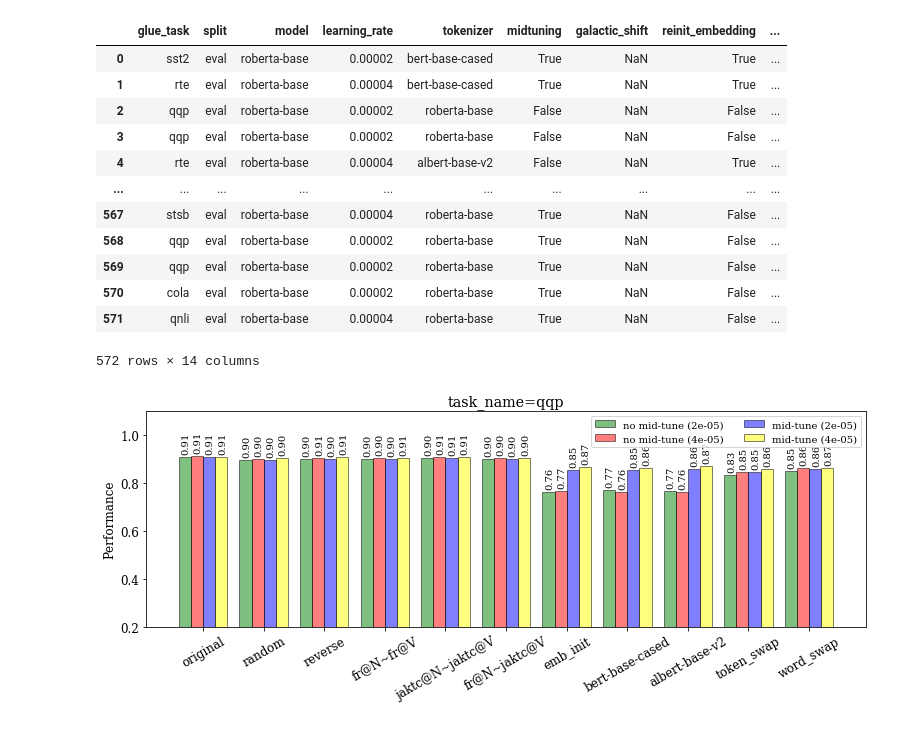
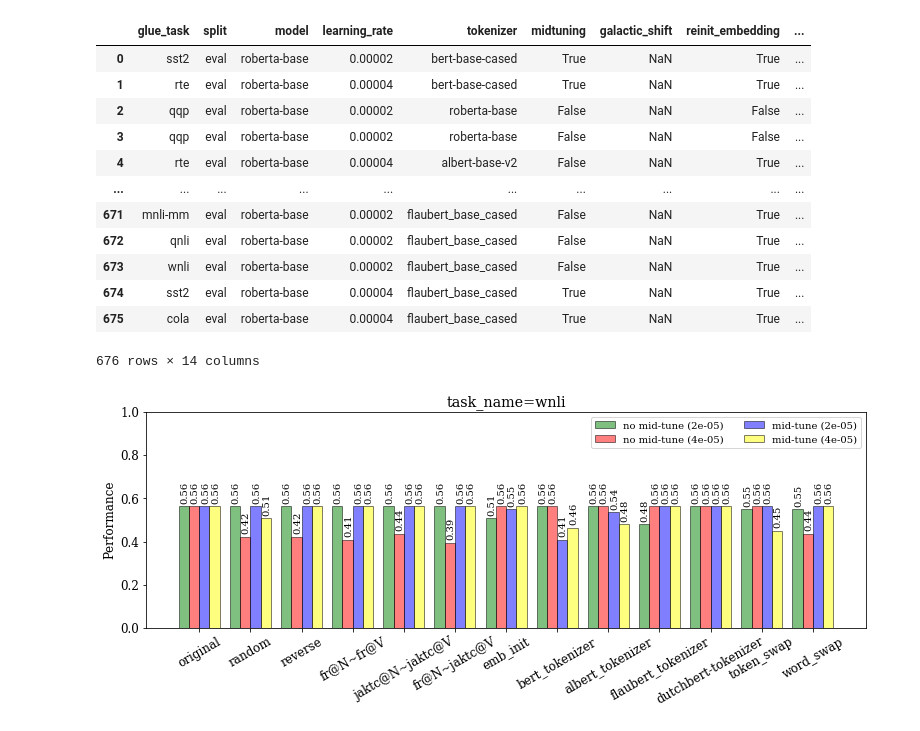
Before and after one commit to frankaging/oolong-crosslingual, a Jupyter notebook: code/performance_analysis.ipynb, the cells around one changed output. Drawn from its saved outputs; the diff is of its cells as text; code cells hidden in the pictures.

```diff
--- a/code/performance_analysis.ipynb
+++ b/code/performance_analysis.ipynb
@@ -3,5 +5,5 @@ import pandas as pd
 # %%
-df = pd.read_csv ("../glue_evaluation_results_updated.csv")
+df = pd.read_csv ("../glue_evaluation_results.csv")
 # %%
 df
 # %% [output]
@@ -12,12 +14,12 @@ df
 | 3 | qqp | eval | roberta-base | 0.00002 | roberta-base | False | NaN | False | ... |
 | 4 | rte | eval | roberta-base | 0.00004 | albert-base-v2 | False | NaN | True | ... |
 | ... | ... | ... | ... | ... | ... | ... | ... | ... | ... |
-| 567 | stsb | eval | roberta-base | 0.00004 | roberta-base | True | NaN | False | ... |
-| 568 | qqp | eval | roberta-base | 0.00002 | roberta-base | True | NaN | False | ... |
-| 569 | qqp | eval | roberta-base | 0.00002 | roberta-base | True | NaN | False | ... |
-| 570 | cola | eval | roberta-base | 0.00002 | roberta-base | True | NaN | False | ... |
-| 571 | qnli | eval | roberta-base | 0.00004 | roberta-base | True | NaN | False | ... |
+| 671 | mnli-mm | eval | roberta-base | 0.00002 | flaubert_base_cased | False | NaN | True | ... |
+| 672 | qnli | eval | roberta-base | 0.00002 | flaubert_base_cased | False | NaN | True | ... |
+| 673 | wnli | eval | roberta-base | 0.00002 | flaubert_base_cased | False | NaN | True | ... |
+| 674 | sst2 | eval | roberta-base | 0.00004 | flaubert_base_cased | True | NaN | True | ... |
+| 675 | cola | eval | roberta-base | 0.00004 | flaubert_base_cased | True | NaN | True | ... |
-572 rows × 14 columns
+676 rows × 14 columns
 # %%
 # df.to_csv("../glue_evaluation_results_updated.csv", index=False)
 # %%
@@ -117,7 +119,7 @@ task_to_metrics = {
     "hans": ["accuracy"],
 }
 
-task_name = "qqp"
+task_name = "wnli"
 metrics = "accuracy"
 results = []
 results += [query_set(df, task_name=task_name, metrics=metrics)]
@@ -129,6 +131,8 @@ results += [query_set(df, task_name=task_name, galactic_shift="en~fr@N~jaktc@V",
 results += [query_set(df, task_name=task_name, reinit_embedding=True, metrics=metrics)]
 results += [query_set(df, task_name=task_name, tokenizer="bert-base-cased", reinit_embedding=True, metrics=metrics)]
 results += [query_set(df, task_name=task_name, tokenizer="albert-base-v2", reinit_embedding=True, metrics=metrics)]
+results += [query_set(df, task_name=task_name, tokenizer="flaubert_base_cased", reinit_embedding=True, metrics=metrics)]
+results += [query_set(df, task_name=task_name, tokenizer="bert-base-dutch-cased", reinit_embedding=True, metrics=metrics)]
 results += [query_set(df, task_name=task_name, token_swap=True, metrics=metrics)]
 results += [query_set(df, task_name=task_name, word_swap=True, metrics=metrics)]
 # %%
@@ -165,11 +169,11 @@ with plt.rc_context({'axes.edgecolor':'black', 'xtick.color':'black', 'ytick.col
     group_names = ['no mid-tune (2e-05)', 'no mid-tune (4e-05)', 'mid-tune (2e-05)', 'mid-tune (4e-05)',]
     groupby_names = [
         "original", "random", "reverse", "fr@N~fr@V", "jaktc@N~jaktc@V", "fr@N~jaktc@V",
-         "emb_init", "bert-base-cased", "albert-base-v2",
+         "emb_init", "bert_tokenizer", "albert_tokenizer", "flaubert_tokenizer", "dutchbert-tokenizer",
          "token_swap", "word_swap",
     ]
 
-    x = np.array([0, 1, 2, 3, 4, 5, 6, 7, 8, 9, 10])  # the label
+    x = np.array([0, 1, 2, 3, 4, 5, 6, 7, 8, 9, 10, 11, 12])  # the label
     width = 0.2  # the width of the bars
     rects0 = ax.bar(x - 1.5*width, groups[0], width, label=group_names[0], edgecolor='black', color="green", alpha=0.5)
     rects1 = ax.bar(x - width/2, groups[1], width, label=group_names[1], edgecolor='black', color="red", alpha=0.5)
@@ -178,32 +182,32 @@ with plt.rc_context({'axes.edgecolor':'black', 'xtick.color':'black', 'ytick.col
 
     # Add some text for labels, title and custom x-axis tick labels, etc.
     ax.set_ylabel('Performance')
     ax.set_xticks(x)
     ax.set_xticklabels(groupby_names, rotation=30)
     ax.legend(
         loc='upper right', fontsize=10, ncol=2
     )
     def autolabel(rects):
         """Attach a text label above each bar in *rects*, displaying its height."""
         for rect in rects:
             height = rect.get_height()
             ax.annotate('{:.2f}'.format(height),
                         xy=(0.02+ rect.get_x() + rect.get_width() / 2, height),
                         xytext=(0, 3),  # 3 points vertical offset
                         textcoords="offset points",
                         ha='center', va='bottom', fontsize=10, rotation=90)
 
     autolabel(rects0)
     autolabel(rects1)
     autolabel(rects2)
     autolabel(rects3)
 
     fig.tight_layout()
 
     ax.set_facecolor("white")
     plt.title(f"task_name={task_name}")
-    plt.ylim(0.2,1.1)
+    plt.ylim(0.0,1.0)
     plt.show()
     # plt.savefig("../../data-files-updated/Analysis-Result/action_sequence_length",dpi=1000, bbox_inches='tight')
 # %% [output]
-[figure, old version]
+[figure, new version]
```
Also changed, not shown: parts of 4 cells of this notebook, 4 other files.
